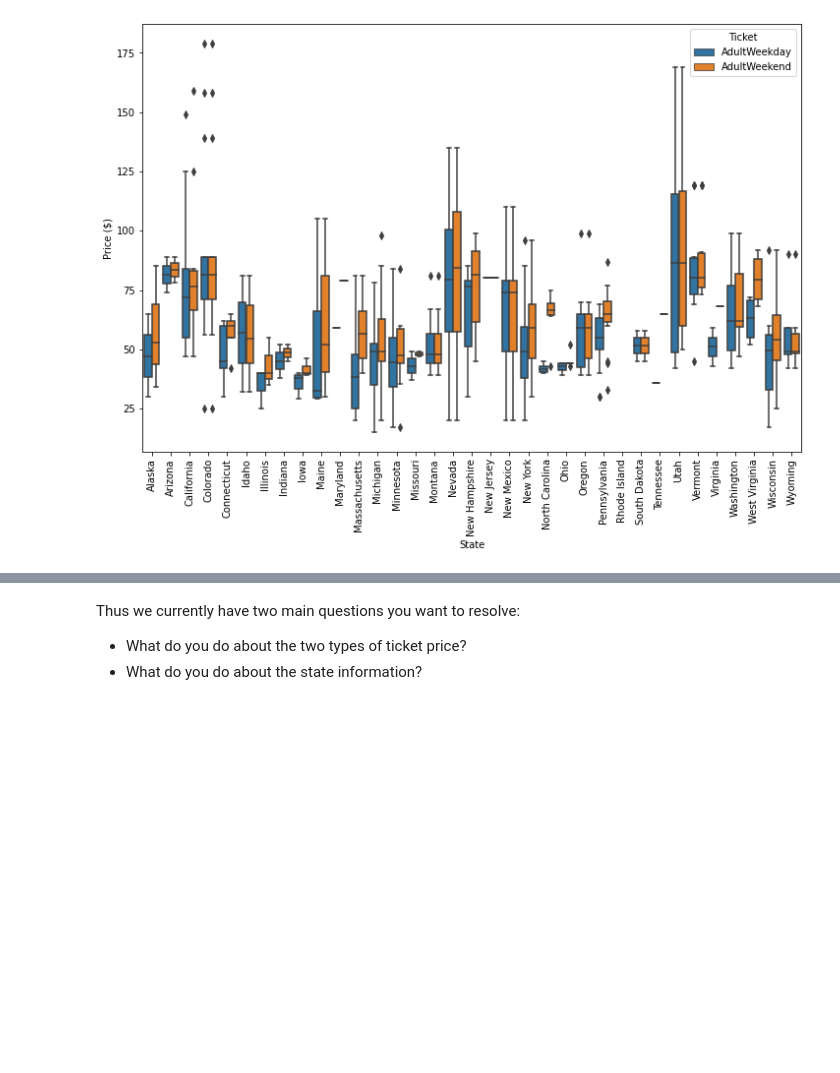
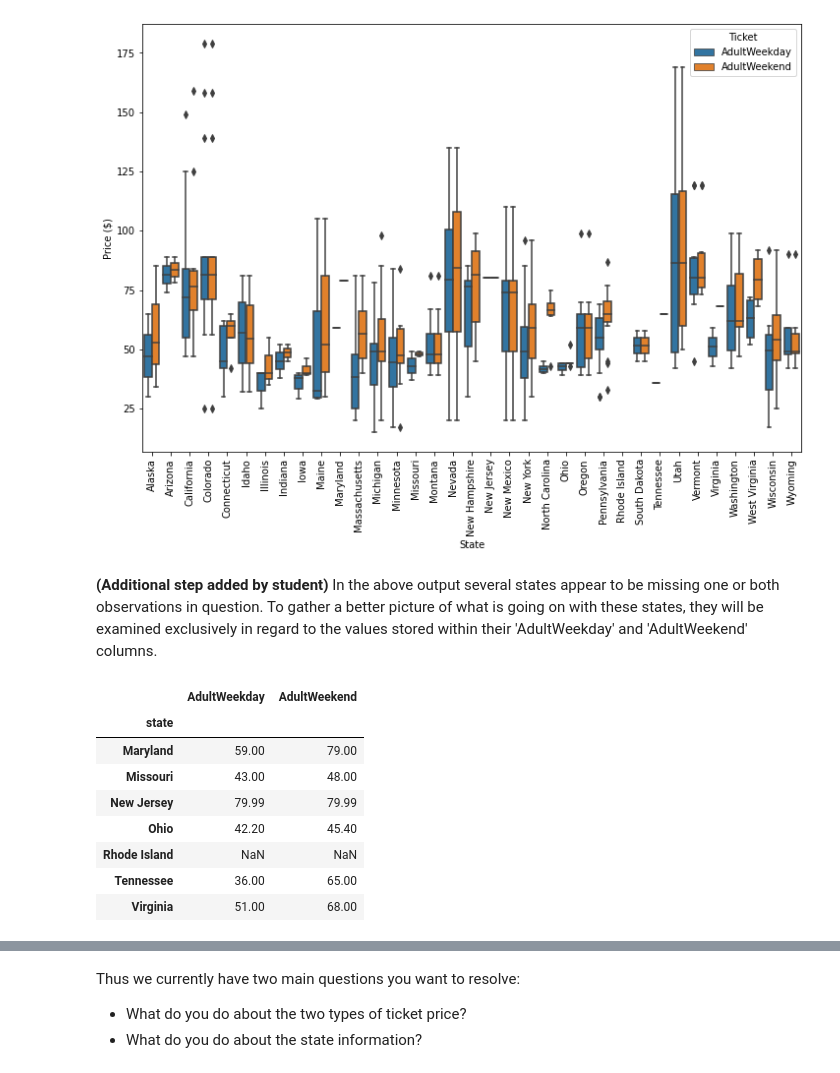
Before and after one commit to martell-n-tardy/Ski-Mountain-Resort-Capstone, a Jupyter notebook: Step Two - Data Wrangling/02_data_wrangling.ipynb, the cells around one changed output, grey strips where cells are left out. Drawn from its saved outputs; the diff is of its cells as text; code cells hidden in the pictures; blank space fills up the shorter version.

```diff
--- a/Step Two - Data Wrangling/02_data_wrangling.ipynb
+++ b/Step Two - Data Wrangling/02_data_wrangling.ipynb
@@ -431,3 +444,17 @@ plt.ylabel('Price ($)')
 plt.xlabel('State');
 # %% [output]
 [figure]
+# %% [markdown]
+**(Additional step added by student)** In the above output several states appear to be missing one or both observations in question. To gather a better picture of what is going on with these states, they will be examined exclusively in regard to the values stored within their 'AdultWeekday' and 'AdultWeekend' columns.
+# %%
+state_price_means.loc[['Maryland', 'Missouri', 'New Jersey', 'Ohio', 'Rhode Island','Tennessee','Virginia']]
+# %% [output]
+|  | AdultWeekday | AdultWeekend |
+| state |  |  |
+| Maryland | 59.00 | 79.00 |
+| Missouri | 43.00 | 48.00 |
+| New Jersey | 79.99 | 79.99 |
+| Ohio | 42.20 | 45.40 |
+| Rhode Island | NaN | NaN |
+| Tennessee | 36.00 | 65.00 |
+| Virginia | 51.00 | 68.00 |
```
Also changed, not shown: parts of 11 cells of this notebook.
